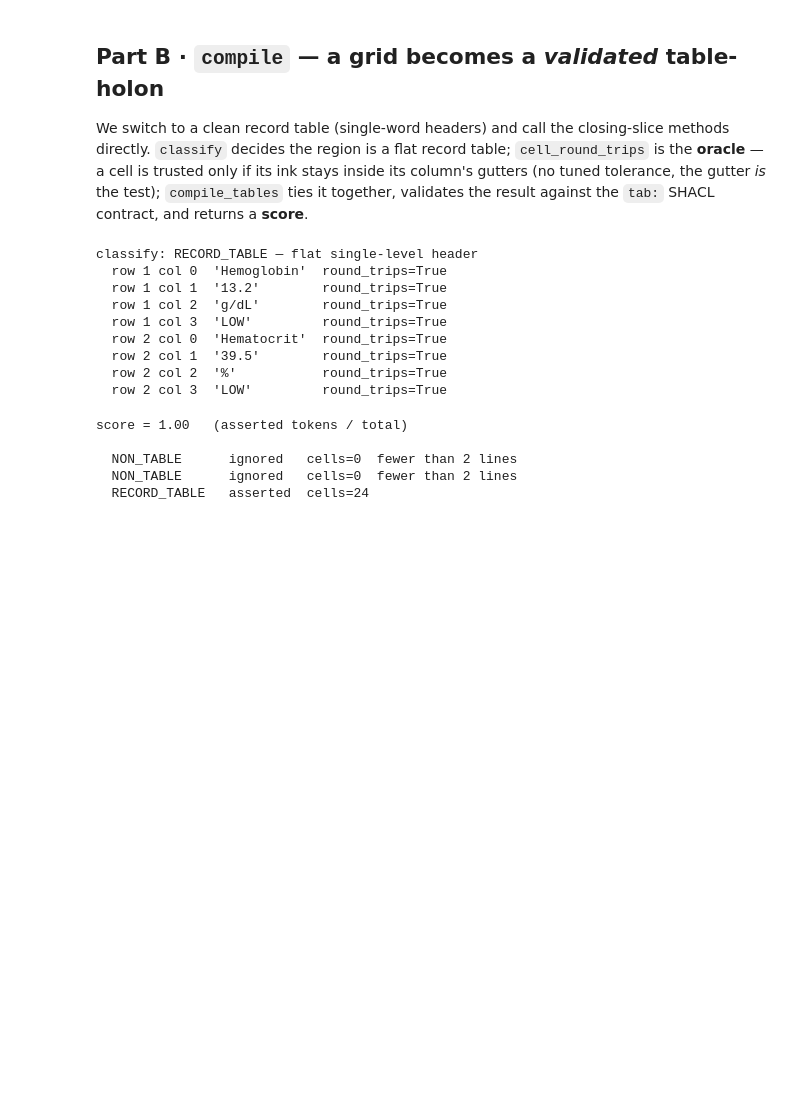
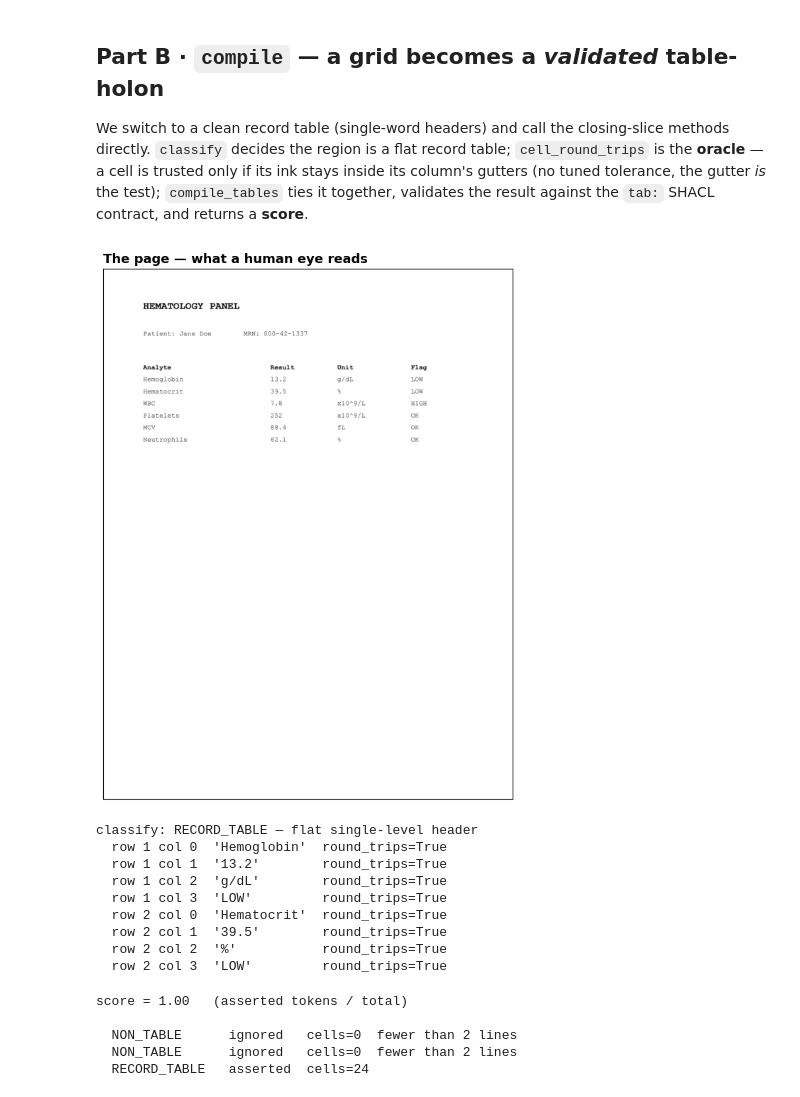
Before and after one commit to iladub/iladub, a Jupyter notebook: demo/etkl_1a_showcase.ipynb, the cells around one changed output. Cells and saved outputs as stored; diff of their text form; code cells hidden in the pictures; blank space fills up the shorter version.

```diff
--- a/demo/etkl_1a_showcase.ipynb
+++ b/demo/etkl_1a_showcase.ipynb
@@ -129,18 +129,20 @@ together, validates the result against the `tab:` SHACL contract, and returns a
 # %%
 from iladub.etkl import classify, RegionKind, cell_round_trips, compile_tables
 
 rec_pdf = os.path.join(tempfile.mkdtemp(), "panel.pdf")
 data.record_report_pdf(rec_pdf)
+_img, _ = viz.render_page(rec_pdf, dpi=150); viz.show_page(_img); plt.show()   # the record table we compile
+
 rec_table = detect_bands(text_lines(extract_words(rec_pdf)))[-1]
-
 region = classify(rec_table)
 print("classify:", region.kind.value, "—", region.reason)
 
 # the round-trip oracle, cell by cell: does the ink stay inside its column's gutters?
 b = region.grid.boundaries
 for cell in [c for c in region.cells if c.row in (1, 2)]:
     print(f"  row {cell.row} col {cell.col}  {cell.text!r:12}  round_trips={cell_round_trips(cell, b)}")
 # %% [output]
+[figure, added]
 classify: RECORD_TABLE — flat single-level header
   row 1 col 0  'Hemoglobin'  round_trips=True
   row 1 col 1  '13.2'        round_trips=True
```
Also changed, not shown: parts of 3 cells of this notebook.
